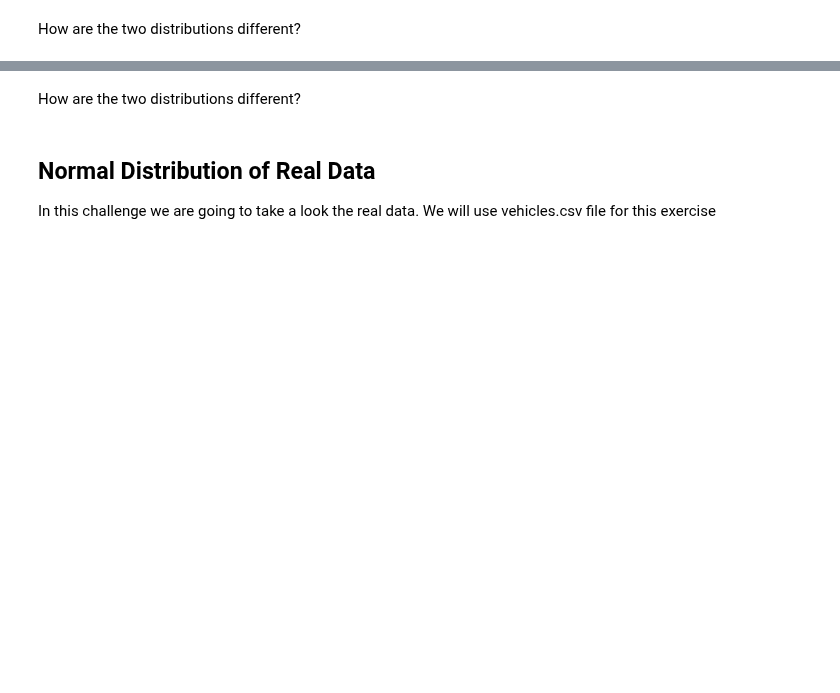
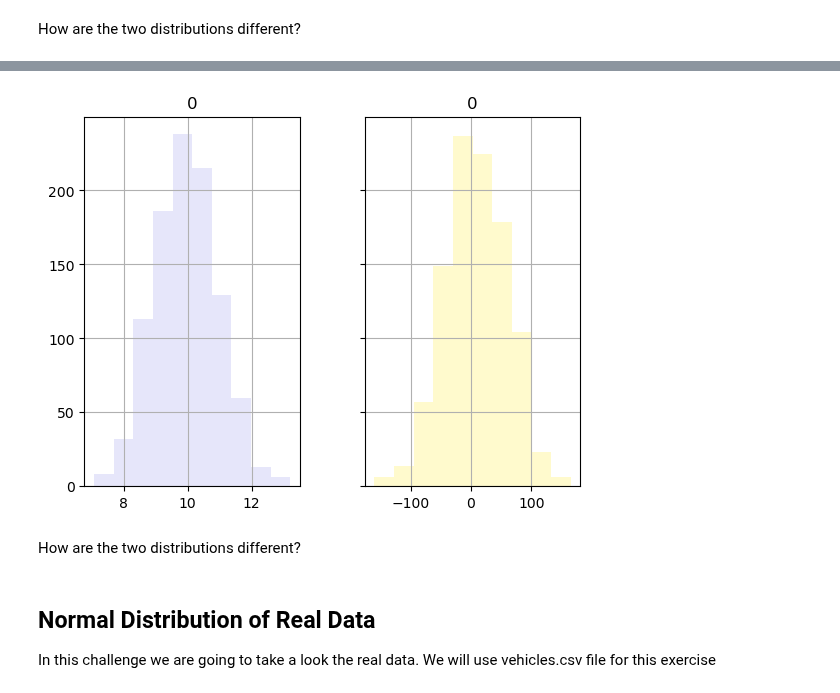
Before and after one commit to ta-data-lis/lab-probability-distributions, a Jupyter notebook: your-code/continuous.ipynb, the cells around one changed output, grey strips where cells are left out. Drawn from its saved outputs; the diff is of its cells as text; code cells hidden in the pictures; blank space fills up the shorter version.

```diff
--- a/your-code/continuous.ipynb
+++ b/your-code/continuous.ipynb
@@ -64,2 +92,19 @@ Expected output:
+# %%
+def norm_dist_random (mean,std,count):
+    randoms = np.random.randn(count)
+    x = mean + std * randoms
+    return x
+
+dist1 = norm_dist_random (10, 1, 1000)
+dist2 = norm_dist_random (10, 50, 1000)
+
+#Histogram
+fig, axes = plt.subplots(1, 2, sharey=True)
+
+pd.DataFrame(dist1).hist(0, ax=axes[0], bins=10, color="lavender")
+pd.DataFrame(dist2).hist(0, ax=axes[1], bins=10, color="lemonchiffon")
+plt.show()
+# %% [output]
+[figure, added]
 # %% [markdown]
 How are the two distributions different?
```
Also changed, not shown: parts of 29 cells of this notebook, 2 other files.
